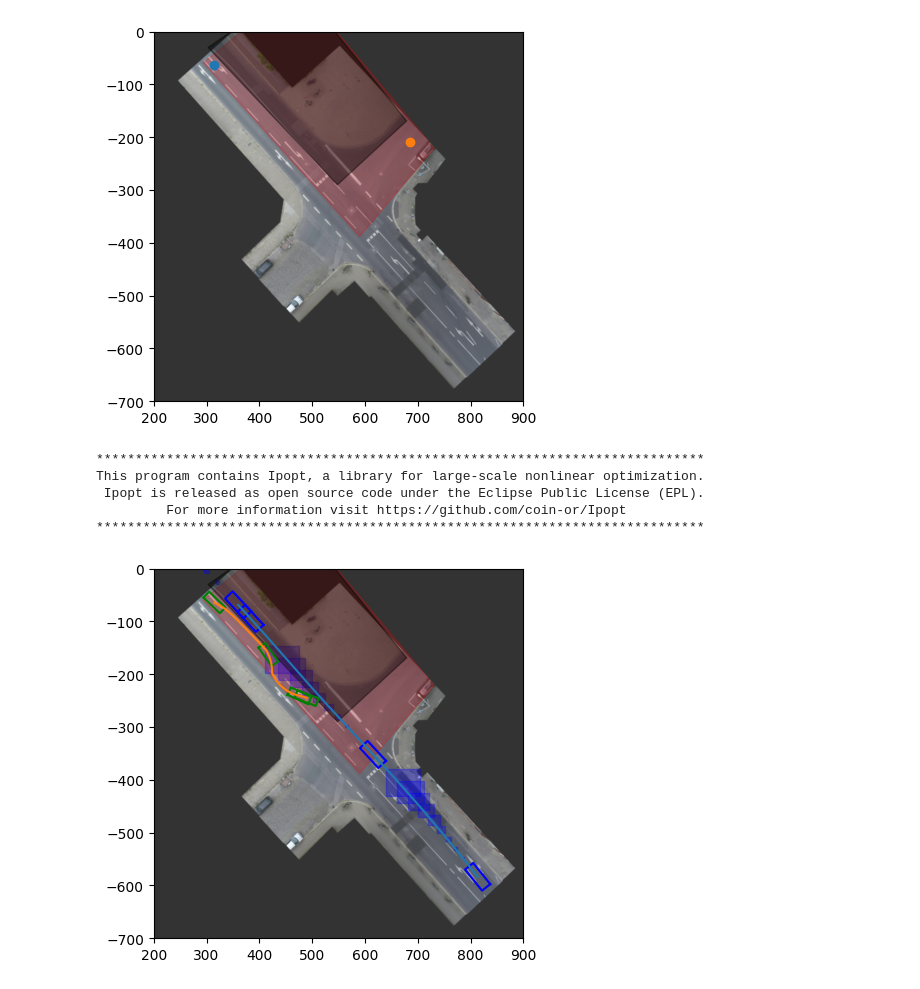
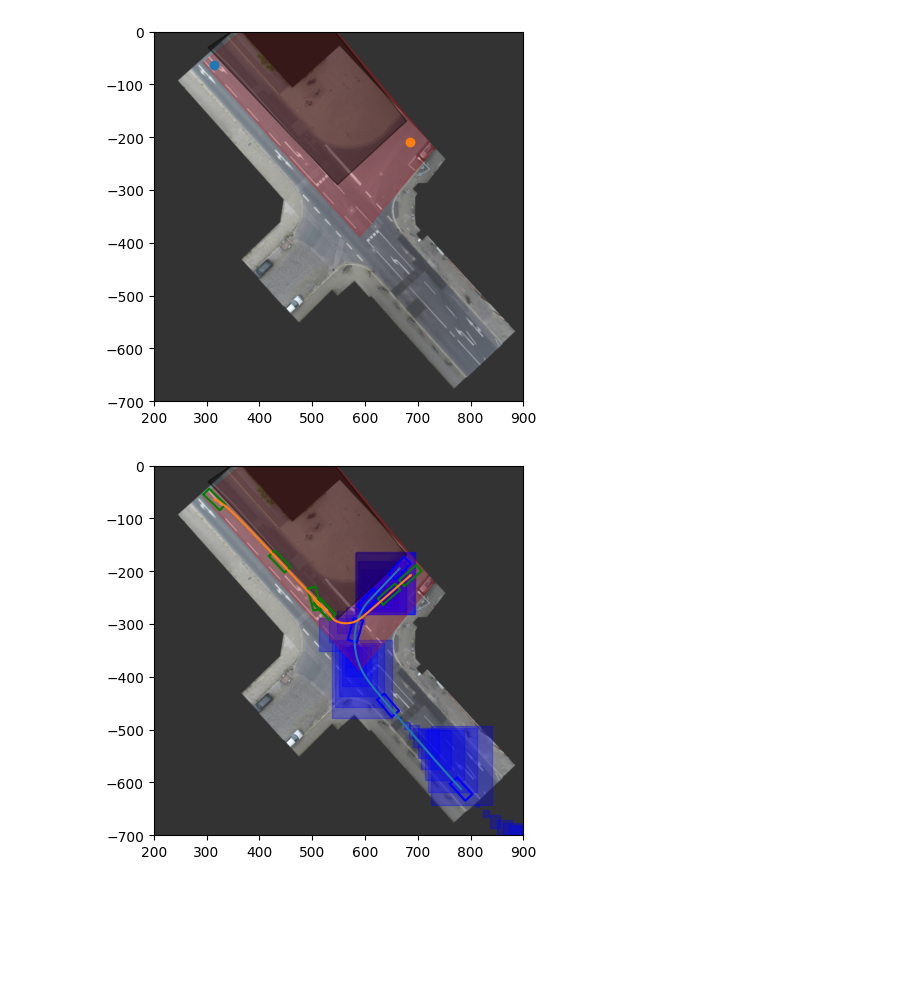
Before and after one commit to QDZHOU/FYP_Intent_Learning, a Jupyter notebook: MPC/inD_MPC.ipynb, the cells around one changed output. Cells and saved outputs as stored; diff of their text form; code cells hidden in the pictures; blank space fills up the shorter version.

```diff
--- a/MPC/inD_MPC.ipynb
+++ b/MPC/inD_MPC.ipynb
@@ -8,7 +8,7 @@ from pytope import Polytope
 from matplotlib.animation import FuncAnimation
 # %%
 data_id = "08"
-track_id  = 29
+track_id  = 112
 
 background_filepath = f"../data/{data_id}_background.png"
 recordingMeta_filepath = f"../data/{data_id}_recordingMeta.csv"
@@ -476,12 +556,12 @@ Param = {
     "b_road": b_road,
     "not_A_road": not_A_road, # list
     "not_b_road": not_b_road, # list
-    "v_low": -0,
-    "v_up": 0.8,
+    "v_low": -0.2,
+    "v_up": 0.9,
     "acc_low": -0.3,
     "acc_up": 0.3,
-    "delta_low": -0.4,
-    "delta_up": 0.4,
+    "delta_low": -0.7,
+    "delta_up": 0.7,
     "RefSpeed": 0,
     "RefPos": [686*image_to_real,-208*image_to_real,-0.744+np.pi/2]
 }
@@ -547,40 +627,35 @@ for i in range(0,N_Sam):
             [-half_length_ev, -half_width_ev],
             [half_length_ev, -half_width_ev],
             [half_length_ev, half_width_ev],
             [-half_length_ev, half_width_ev]
         ])
         rad_yaw_ev = trajectory_planning_k[2,1]
         rotation_matrix_ev = np.array([
                 [np.cos(rad_yaw_ev), -np.sin(rad_yaw_ev)],
                 [np.sin(rad_yaw_ev),  np.cos(rad_yaw_ev)]
             ])
         rotated_corners_ev = corners_ev.reshape(4,2) @ rotation_matrix_ev.T
         rotated_corners_ev[:, 0] += State_EV_R[0, i+1]*real_to_image
         rotated_corners_ev[:, 1] += State_EV_R[1, i+1]*real_to_image
         rotated_corners_ev = np.vstack([rotated_corners_ev, rotated_corners_ev[0]])
         plt.plot(rotated_corners_ev[:, 0], rotated_corners_ev[:, 1], 'g-')
 
         for i in range(10):
             occupancy = Polytope(Occupancy_SV_aug_R[i].A, Occupancy_SV_aug_R[i].b*real_to_image)
-            occupancy.plot(color = 'b', alpha = 0.3)
+            occupancy.plot(color = 'b', alpha = 0.1)
 
 Drive_Area_visual.plot(color = 'r', alpha = 0.2)
 for i in range(len(not_Drive_Area_visual)):
     not_Drive_Area_visual[i].plot(color = 'black', alpha = 0.4)
 
 plt.imshow(img,alpha = 0.8, extent=[0, img.shape[1], -img.shape[0], 0])
 plt.plot(SV_x*real_to_image, SV_y*real_to_image)
 plt.plot(State_EV_R[0]*real_to_image, State_EV_R[1]*real_to_image)
 ax.set_xlim([x_lim_0,x_lim_1])
 ax.set_ylim([-y_lim_0,-y_lim_1])
 plt.show()
 # %% [output]
-******************************************************************************
-This program contains Ipopt, a library for large-scale nonlinear optimization.
- Ipopt is released as open source code under the Eclipse Public License (EPL).
-         For more information visit https://github.com/coin-or/Ipopt
-******************************************************************************
-[figure, old version]
+[figure, new version]
 # %%
 test_polytope = polytope_estimation_OR(Param)
 fig, ax = plt.subplots()
```
Also changed, not shown: parts of 4 cells of this notebook, 4 other files.
